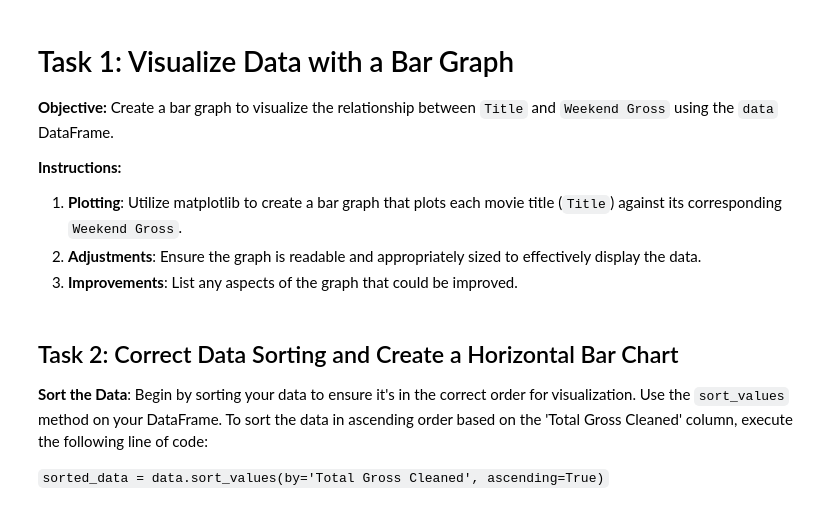
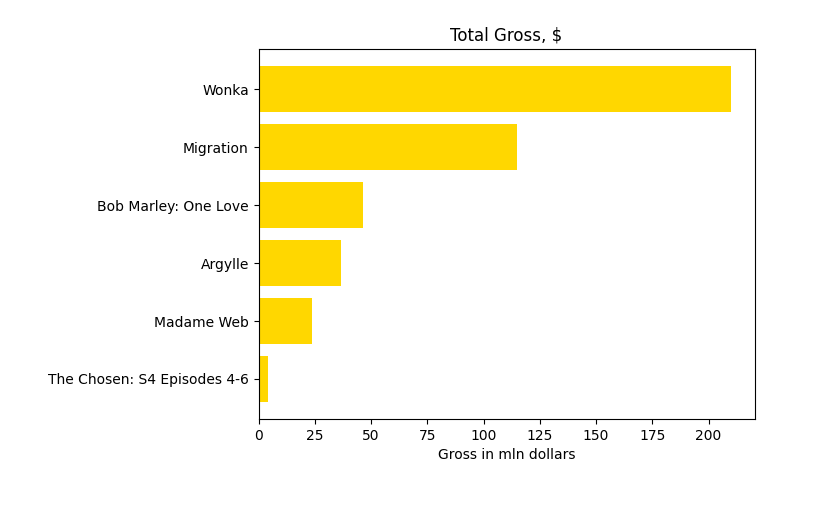
Before and after one commit to jmarcano101/data110, a Jupyter notebook: W4_HW_Scraping_Box_Office_Data_.ipynb, the cells around one changed output. Cells and saved outputs as stored; diff of their text form; code cells hidden in the pictures.

`````diff
--- a/W4_HW_Scraping_Box_Office_Data_.ipynb
+++ b/W4_HW_Scraping_Box_Office_Data_.ipynb
@@ -67,7 +85,6 @@ data = df.head(6)
 # %%
 
-
 # This line is correct as per your DataFrame structure
-data['Total Gross Cleaned'] = data['Total Gross'].str.replace('[\$,]', '', regex=True).astype(float)
+data['Total Gross Cleaned'] = data['Total Gross'].str.replace('[$,]', '', regex=True).astype(float)
 data_sorted = data.sort_values(by="Total Gross Cleaned", ascending = True)
 print(data)
@@ -74,24 +112,10 @@ print(data)
-# %% [markdown]
-# Task 1: Visualize Data with a Bar Graph
-
-**Objective:** Create a bar graph to visualize the relationship between `Title` and `Weekend Gross` using the `data` DataFrame.
-
-**Instructions:**
-
-1. **Plotting**: Utilize matplotlib to create a bar graph that plots each movie title (`Title`) against its corresponding `Weekend Gross`.
-2. **Adjustments**: Ensure the graph is readable and appropriately sized to effectively display the data.
-3.  **Improvements**: List any aspects of the graph that could be improved.
 # %%
 # Task 1 code need to be here
 plt.barh(data_sorted["Title"], data_sorted["Total Gross Cleaned"]/1000000, color="gold")
 plt.xlabel("Gross in mln dollars")
 plt.title("Total Gross, $")
 plt.show()
+
+sorted_data = data.sort_values(by='Total Gross Cleaned', ascending=True)
+# %% [output]
+[figure, added]
-# %% [markdown]
-## Task 2: Correct Data Sorting and Create a Horizontal Bar Chart
-
-
- **Sort the Data**:
-   Begin by sorting your data to ensure it's in the correct order for visualization. Use the `sort_values` method on your DataFrame. To sort the data in ascending order based on the 'Total Gross Cleaned' column, execute the following line of code:
-
-   ````sorted_data = data.sort_values(by='Total Gross Cleaned', ascending=True)````
`````
Also changed, not shown: parts of 14 cells of this notebook.
